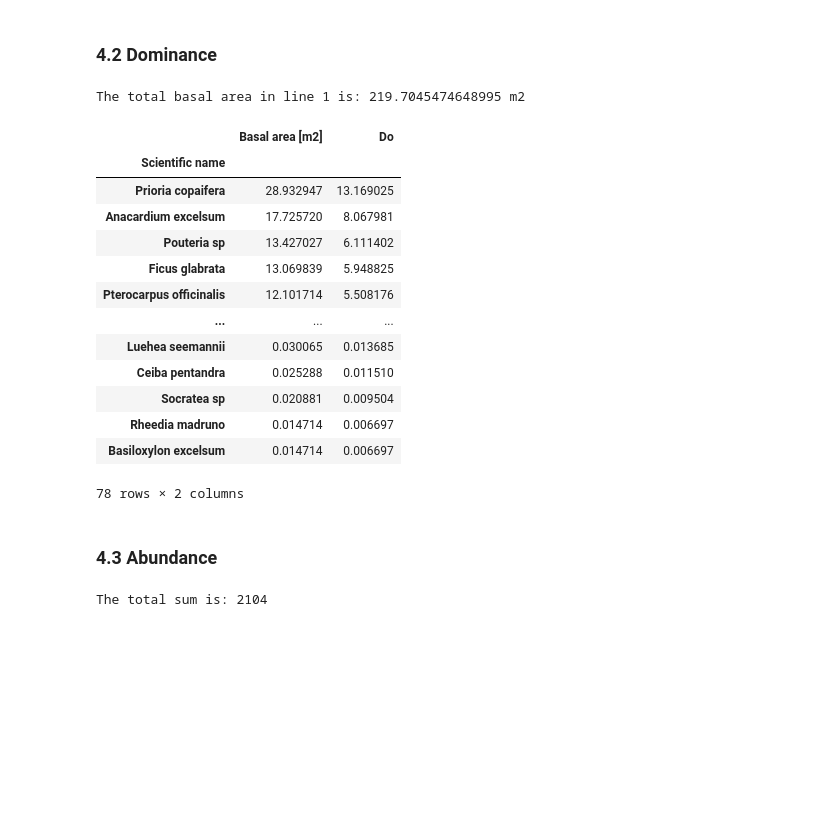
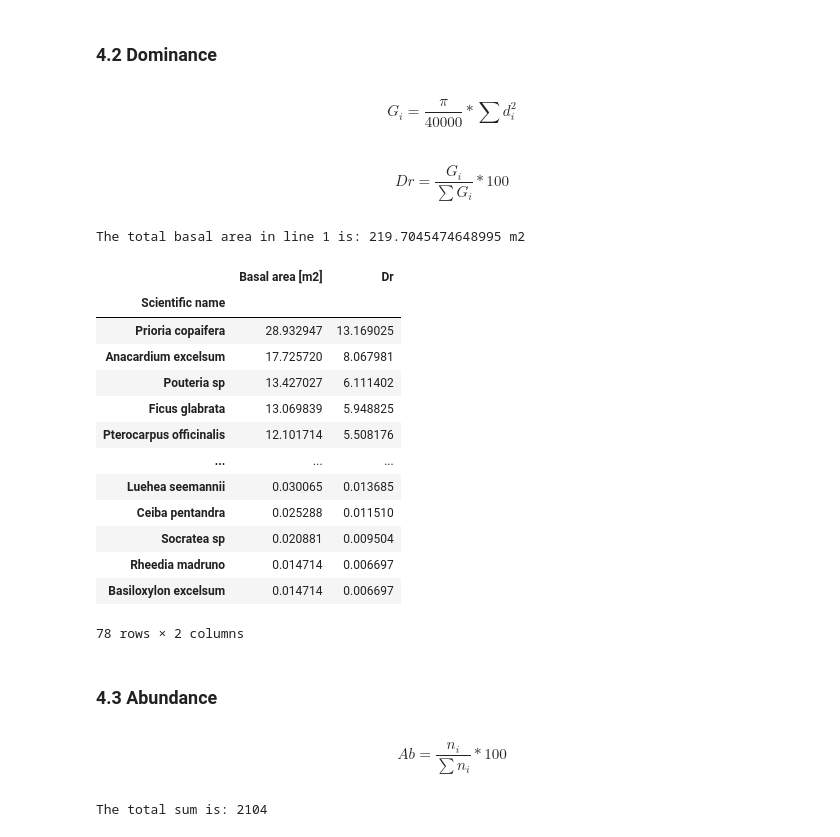
Before and after one commit to miguelif92/IVI-ForstEcol, a Jupyter notebook: notebook/1_ivi.ipynb, the cells around one changed output. Drawn from its saved outputs; the diff is of its cells as text; code cells hidden in the pictures; blank space fills up the shorter version.

```diff
--- a/notebook/1_ivi.ipynb
+++ b/notebook/1_ivi.ipynb
@@ -90,26 +185,30 @@ The total frequency in line 1 is: 2883.333333333333
 # %% [markdown]
 ### 4.2 Dominance
+# %% [markdown]
+$$ G_{i} = \frac{\pi}{40000}*\sum{d^{2}_{i}} $$
+# %% [markdown]
+$$ Dr = \frac{G_{i}}{\sum{G_{i}}} * 100 $$
 # %%
 # Create the dominance table for line 1
 do1 = line1.pivot_table(
     index='Scientific name',      # The categories you want to count
     values='Basal area [m2]',     # The column you are counting
     aggfunc='sum'       # The action: sum the values in each group
 )
 
 do1 = do1[do1['Basal area [m2]'] != 0]
 
 do1.sort_values(by='Basal area [m2]', ascending=False)
 
 g1 = do1['Basal area [m2]'].sum()
 print(f"The total basal area in line 1 is: {g1} m2")
 
-do1["Do"] = (do1["Basal area [m2]"] / g1) * 100
+do1["Dr"] = (do1["Basal area [m2]"] / g1) * 100
 
-do1.sort_values(by='Do', ascending=False)
+do1.sort_values(by='Dr', ascending=False)
 # %% [output]
 The total basal area in line 1 is: 219.7045474648995 m2
-|  | Basal area [m2] | Do |
+|  | Basal area [m2] | Dr |
 | Scientific name |  |  |
 | Prioria copaifera | 28.932947 | 13.169025 |
 | Anacardium excelsum | 17.725720 | 8.067981 |
@@ -125,6 +224,8 @@ The total basal area in line 1 is: 219.7045474648995 m2
 78 rows × 2 columns
 # %% [markdown]
 ### 4.3 Abundance
+# %% [markdown]
+$$ Ab = \frac{n_{i}}{\sum{n_{i}}} * 100 $$
 # %%
 # Abundance per tree species
 ab1 = line1.groupby('Scientific name').size().to_frame(name='Abundance')
```
Also changed, not shown: parts of 19 cells of this notebook, 2 other files.
